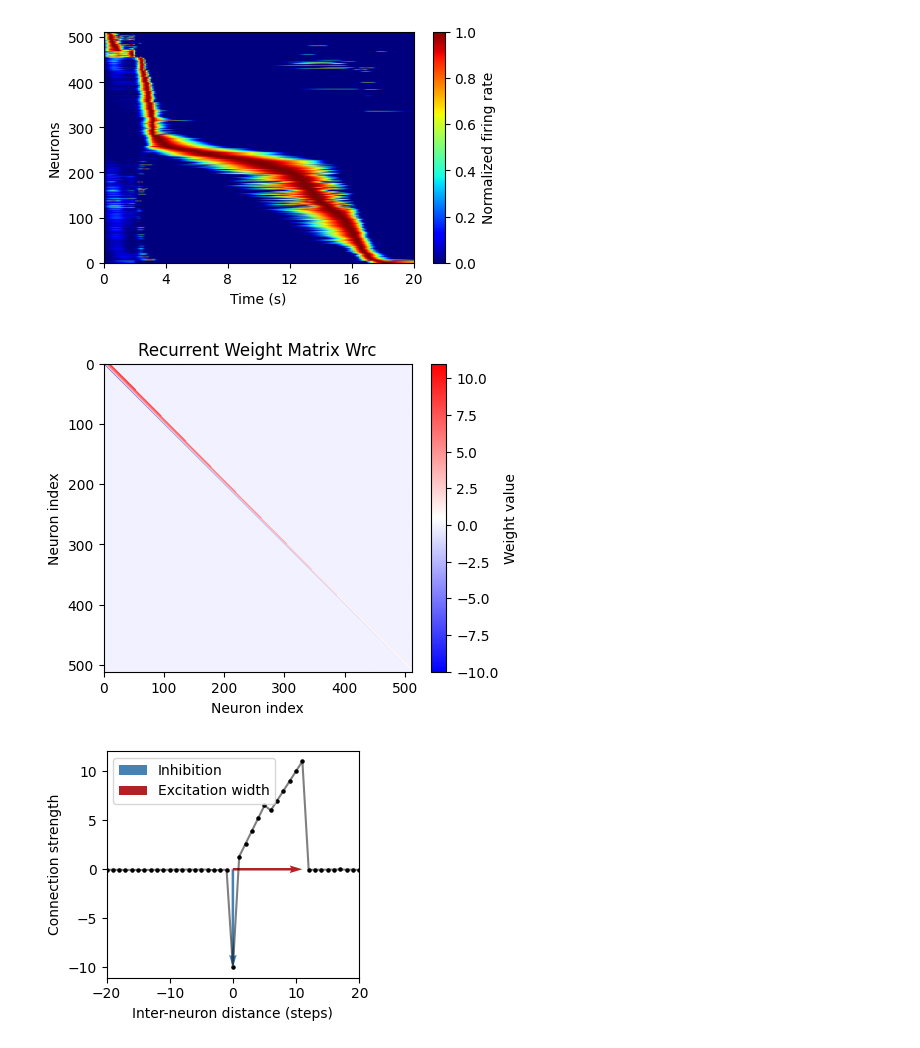
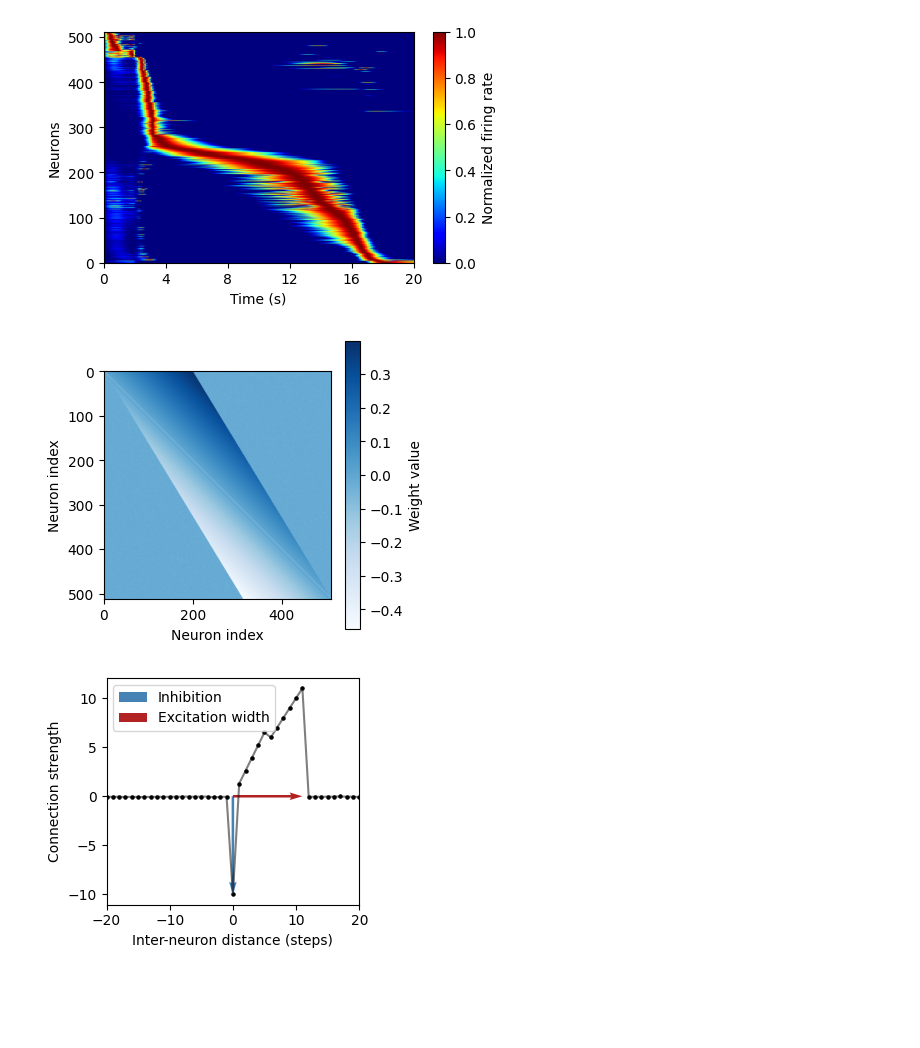
Before and after one commit to qrsyu/STCell, a Jupyter notebook: code/theory_exp/final_test_Wrc.ipynb, the cells around one changed output. Cells and saved outputs as stored; diff of their text form; code cells hidden in the pictures; blank space fills up the shorter version.

```diff
--- a/code/theory_exp/final_test_Wrc.ipynb
+++ b/code/theory_exp/final_test_Wrc.ipynb
@@ -77,34 +77,38 @@ trained_Wrc = model_dict['recurrent_layers.0.leaky_layer.linear_layer.weight'].c
 # %%
 # Create a recurrent weight matrix
 Wrc = np.zeros((num_neuron, num_neuron))
 # Assign negative weights to all elements of Wrc
-Wrc = np.random.normal(loc=-0.05, scale=0.02, size=(num_neuron, num_neuron))
+Wrc = np.random.normal(loc=-0.02, scale=0.01, size=(num_neuron, num_neuron))
 # Initiate the diagonal +1 elements
-diags = np.linspace(-10, 0, num_neuron)
-Delta, gain = 12, 1.0
+diags = np.random.normal(loc=-0.15, scale=0.02, size=(num_neuron)) #np.linspace(-0.15, 0, num_neuron)
+Delta, gain,gain2 = 200, 0.002,0.0023
 # Set up limits for each row
-limits = np.linspace(Delta, 0, num_neuron, dtype=int)
+limits1 = np.linspace(Delta, 0, num_neuron, dtype=int)
+limits2 = np.linspace(0, Delta, num_neuron, dtype=int)
 for i in range(num_neuron):
     Wrc[i,i] = diags[i]
     for j in range(num_neuron):
-        if j > i and j < (i + limits[i]):
+        if j > i and j < (i + limits1[i]):
             Wrc[i,j] = (j-i) * gain
-    for k in range(5):
-        Wrc[i,(i+k+1)%num_neuron] += (k+1) * 0.3
+        if j < i and j > (i - limits2[i]):
+            Wrc[i,j] = (j-i) * gain2
+    # for k in range(10):
+    #     Wrc[i,(i+k+1)%num_neuron] += (k+1) * 0.3
 
 
 # Plot the Wrc matrix
-plt.figure(figsize=(5,4))
-plt.imshow(Wrc, cmap='bwr')
+plt.figure(figsize=(4,3.5))
+plt.imshow(Wrc, cmap='Blues')
 plt.colorbar(label='Weight value')
-plt.title('Recurrent Weight Matrix Wrc')
+# plt.title('Recurrent Weight Matrix Wrc')
 plt.xlabel('Neuron index')
 plt.ylabel('Neuron index')
-plt.show()
+plt.tight_layout()
+plt.savefig('Wrc_theory.png', transparent=True, dpi=500)
 
 np.save('Wrc_theory.npy', Wrc)
 # %% [output]
-[figure, old version]
+[figure, new version]
 # %%
 # Plot the first row of Wrc
 
```
Also changed, not shown: 31 other files.
